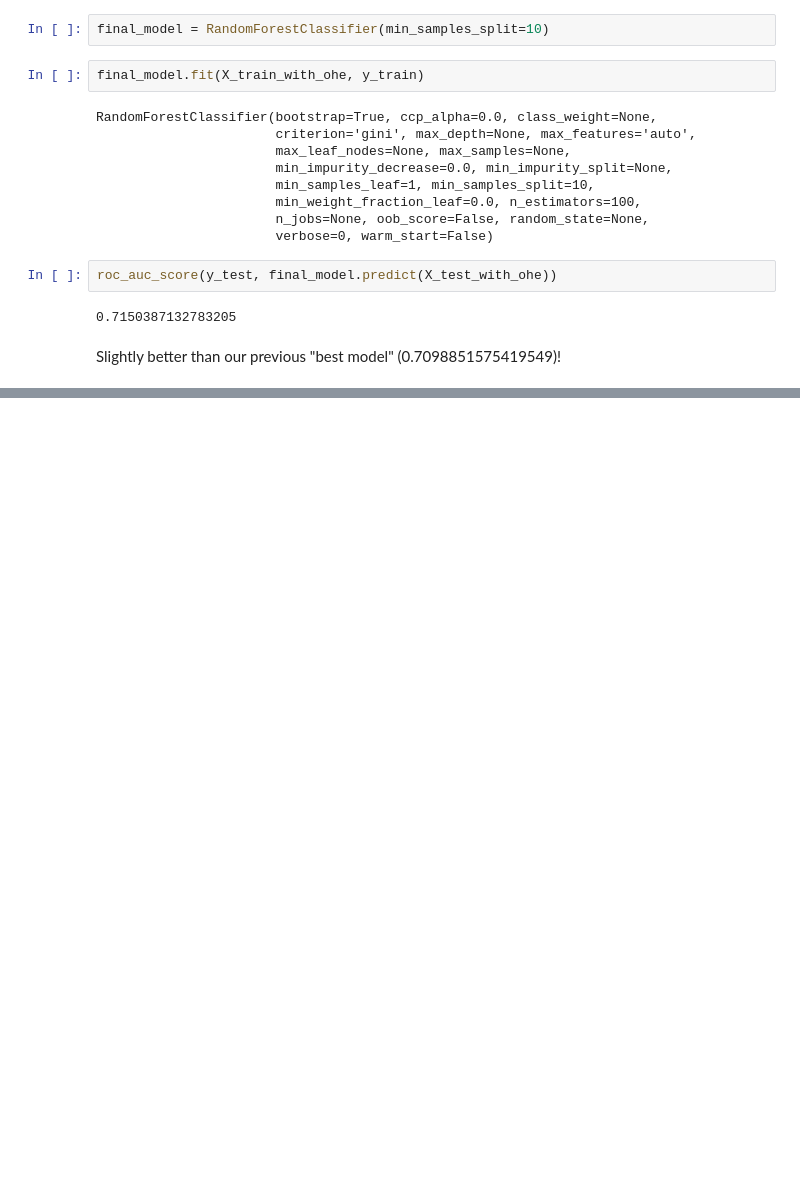
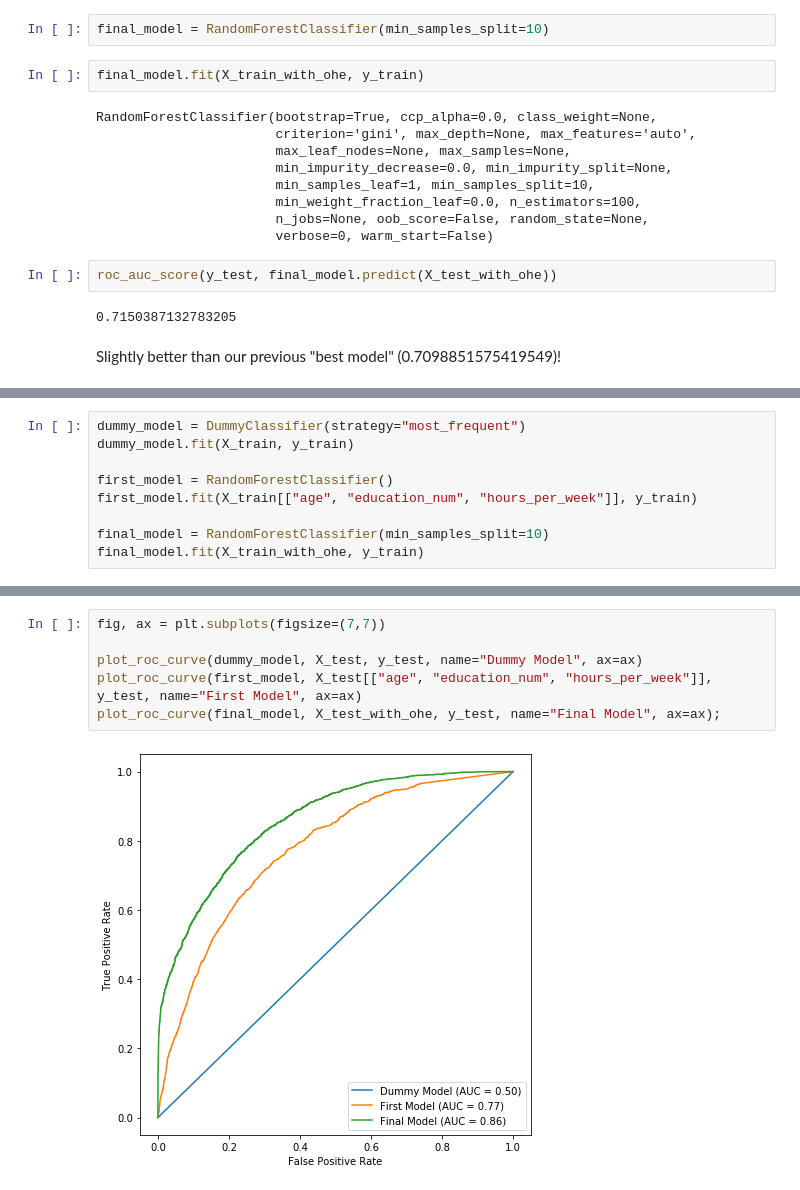
Before and after one commit to learn-co-students/mod-3-code-challenge-review-seattle-ds-012720, a Jupyter notebook: review.ipynb, the cells around one changed output, grey strips where cells are left out. Cells and saved outputs as stored; diff of their text form; blank space fills up the shorter version.

Commit message:
add plot and export to markdown

```diff
--- a/review.ipynb
+++ b/review.ipynb
@@ -394,0 +402,9 @@ Slightly better than our previous "best model" (0.7098851575419549)!
+# %%
+dummy_model = DummyClassifier(strategy="most_frequent")
+dummy_model.fit(X_train, y_train)
+
+first_model = RandomForestClassifier()
+first_model.fit(X_train[["age", "education_num", "hours_per_week"]], y_train)
+
+final_model = RandomForestClassifier(min_samples_split=10)
+final_model.fit(X_train_with_ohe, y_train)
@@ -394,0 +420,8 @@ Slightly better than our previous "best model" (0.7098851575419549)!
+# %%
+fig, ax = plt.subplots(figsize=(7,7))
+
+plot_roc_curve(dummy_model, X_test, y_test, name="Dummy Model", ax=ax)
+plot_roc_curve(first_model, X_test[["age", "education_num", "hours_per_week"]], y_test, name="First Model", ax=ax)
+plot_roc_curve(final_model, X_test_with_ohe, y_test, name="Final Model", ax=ax);
+# %% [output]
+[figure, added]
```
Also changed, not shown: parts of 3 cells of this notebook, 2 other files.
